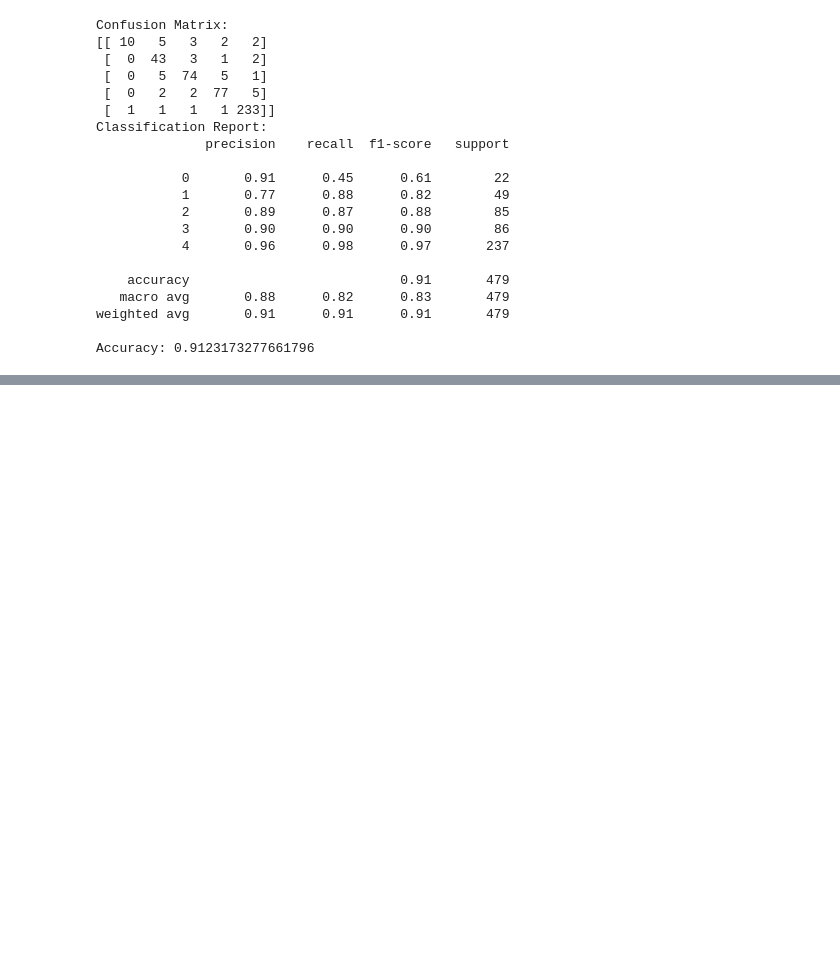
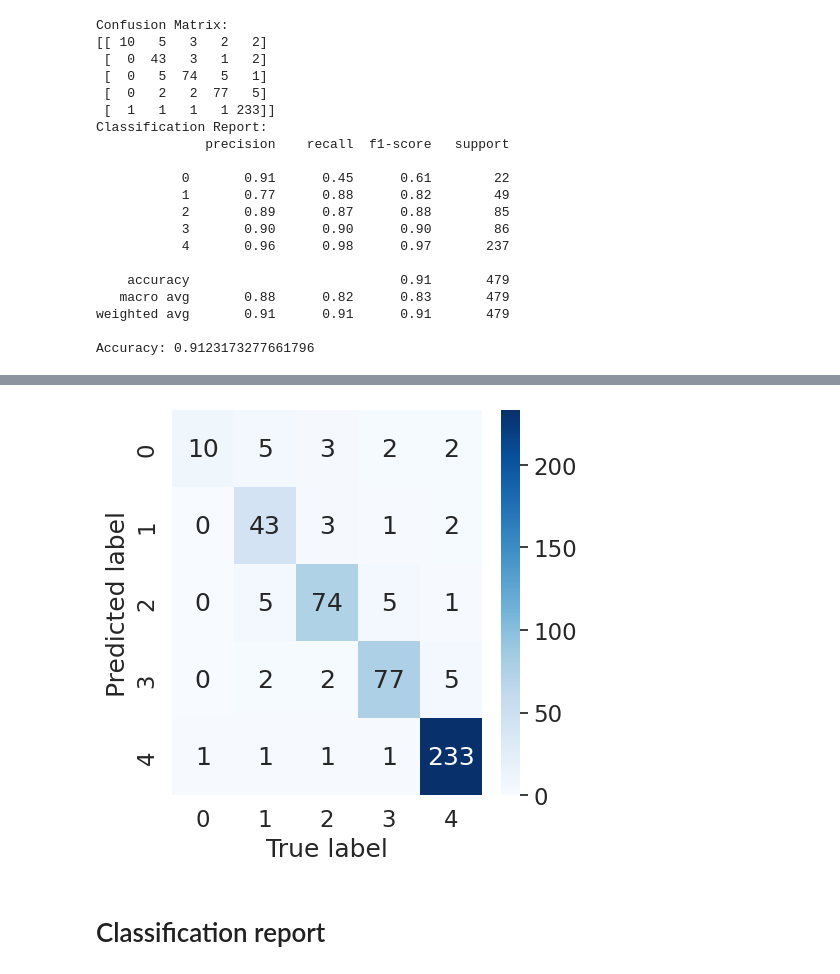
Before and after one commit to denistoo749/Class-Sonar, a Jupyter notebook: students_performance_dataset.ipynb, the cells around one changed output, grey strips where cells are left out. Cells and saved outputs as stored; diff of their text form; code cells hidden in the pictures; blank space fills up the shorter version.

```diff
--- a/students_performance_dataset.ipynb
+++ b/students_performance_dataset.ipynb
@@ -251,0 +284,22 @@ Accuracy: 0.9123173277661796
+# %%
+sns.set(font_scale=1.5)
+
+def plot_conf_mat(y_test, y_pred):
+    """
+    Plots a nice looking confusion matrix using Seaborn's heatmap()
+    """
+    fig, ax = plt.subplots(figsize=(5, 5))
+    ax = sns.heatmap(confusion_matrix(y_test, y_pred),
+                     annot=True,
+                     fmt='d',
+                     cmap='Blues')
+    plt.xlabel("True label")
+    plt.ylabel("Predicted label")
+
+    bottom, top = ax.get_ylim()
+
+plot_conf_mat(y_test, y_pred)
+# %% [output]
+[figure, added]
+# %% [markdown]
+# Classification report
```
Also changed, not shown: parts of 3 cells of this notebook.
